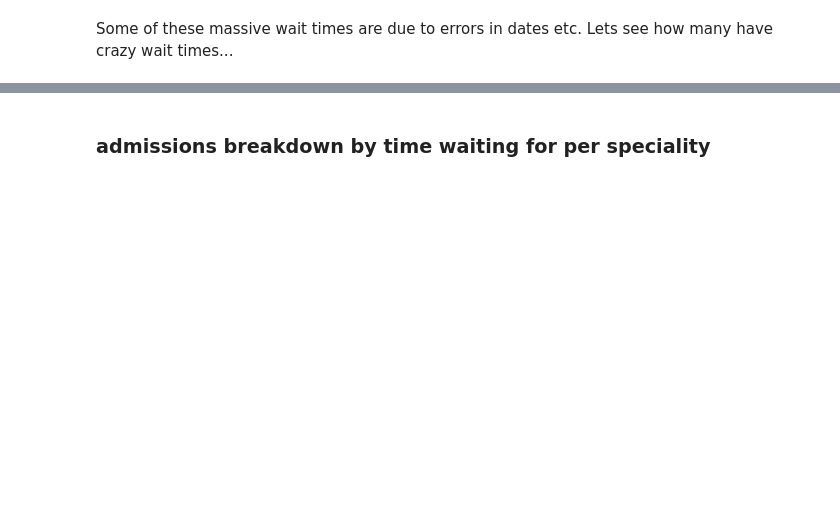
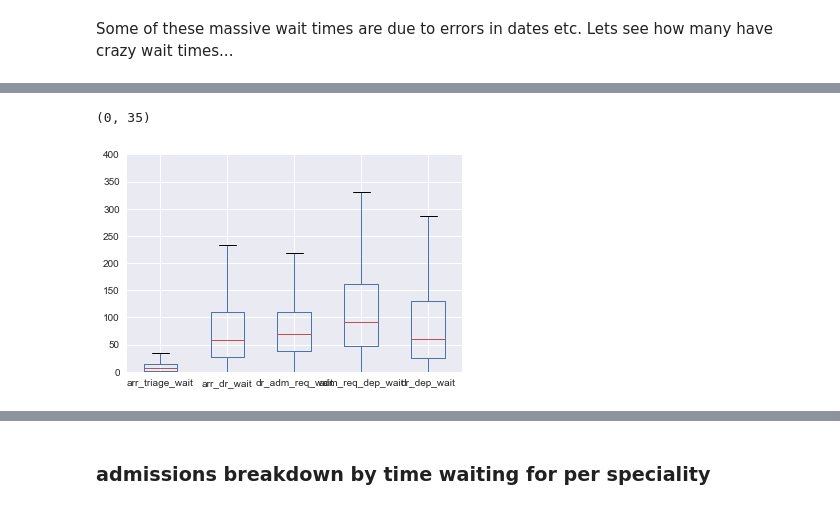
Before and after one commit to BradKeogh/flosp, a Jupyter notebook: hhMAIN.ipynb, the cells around one changed output, grey strips where cells are left out. Cells and saved outputs as stored; diff of their text form; code cells hidden in the pictures; blank space fills up the shorter version.

```diff
--- a/hhMAIN.ipynb
+++ b/hhMAIN.ipynb
@@ -436,0 +487,5 @@ pat.waiting_time.max()
+# %%
+exclude_index = pat.query('first_triage_wait < 0 or first_dr_wait < 0 or first_adm_req_wait < 0 or waiting_time < 0'
+                          +'or first_triage_wait > 24*60 or first_dr_wait > 24*60 or first_adm_req_wait > 24*60'
+                          'or waiting_time > 24*60' + 'or adm_req_dep_wait < 0 or dr_adm_req_wait <0 or dr_dep_wait < 0'
+                          ).index
@@ -436,0 +506,2 @@ pat.waiting_time.max()
+# %%
+pat2 = pat.loc[~pat.index.isin(exclude_index)]
@@ -436,0 +520,10 @@ pat.waiting_time.max()
+# %%
+pat2[pat2.dr_dep_wait < 0].shape
+# %% [output]
+(0, 35)
+# %%
+ax = plt.subplot()
+pat2[wait_cols].plot.box(ax=ax)
+ax.set_ylim(0,400);
+# %% [output]
+[figure, added]
```
Also changed, not shown: parts of 118 cells of this notebook.
